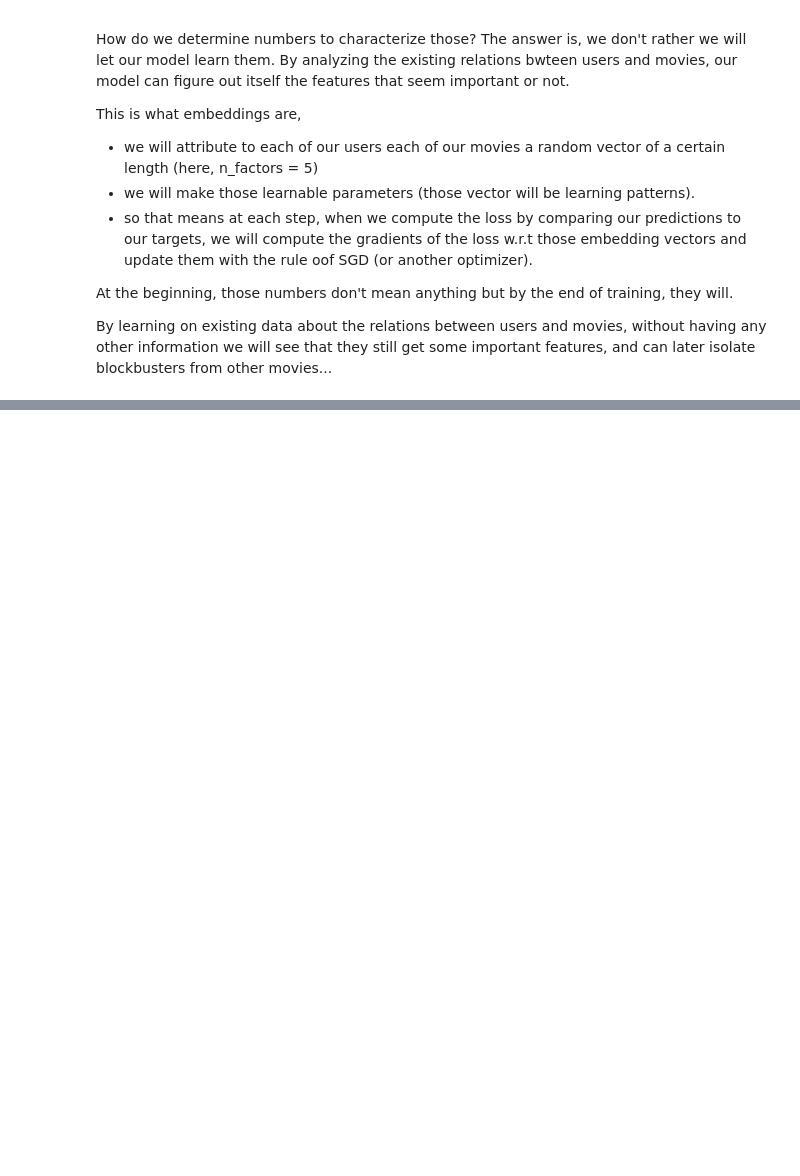
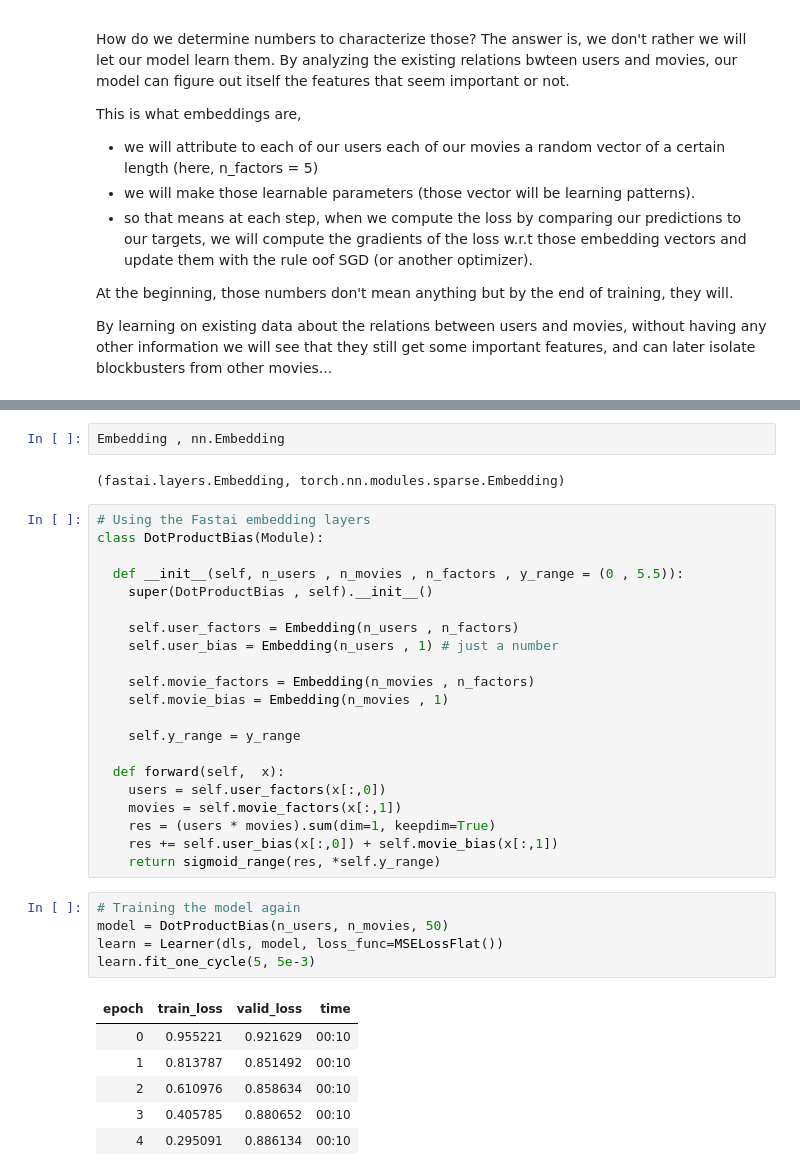
Before and after one commit to ashikshafi08/Learning-Fastai, a Jupyter notebook: Chapters Notebooks/Collaborative_Filtering.ipynb, the cells around one changed output, grey strips where cells are left out. Drawn from its saved outputs; the diff is of its cells as text; blank space fills up the shorter version.

```diff
--- a/Chapters Notebooks/Collaborative_Filtering.ipynb
+++ b/Chapters Notebooks/Collaborative_Filtering.ipynb
@@ -255,0 +326,37 @@ By learning on existing data about the relations between users and movies, witho
+# %%
+Embedding , nn.Embedding
+# %% [output]
+(fastai.layers.Embedding, torch.nn.modules.sparse.Embedding)
+# %%
+# Using the Fastai embedding layers
+class DotProductBias(Module):
+
+  def __init__(self, n_users , n_movies , n_factors , y_range = (0 , 5.5)):
+    super(DotProductBias , self).__init__()
+
+    self.user_factors = Embedding(n_users , n_factors)
+    self.user_bias = Embedding(n_users , 1) # just a number
+
+    self.movie_factors = Embedding(n_movies , n_factors)
+    self.movie_bias = Embedding(n_movies , 1)
+
+    self.y_range = y_range
+
+  def forward(self,  x):
+    users = self.user_factors(x[:,0])
+    movies = self.movie_factors(x[:,1])
+    res = (users * movies).sum(dim=1, keepdim=True)
+    res += self.user_bias(x[:,0]) + self.movie_bias(x[:,1])
+    return sigmoid_range(res, *self.y_range)
+# %%
+# Training the model again
+model = DotProductBias(n_users, n_movies, 50)
+learn = Learner(dls, model, loss_func=MSELossFlat())
+learn.fit_one_cycle(5, 5e-3)
+# %% [output]
+| epoch | train_loss | valid_loss | time |
+| 0 | 0.955221 | 0.921629 | 00:10 |
+| 1 | 0.813787 | 0.851492 | 00:10 |
+| 2 | 0.610976 | 0.858634 | 00:10 |
+| 3 | 0.405785 | 0.880652 | 00:10 |
+| 4 | 0.295091 | 0.886134 | 00:10 |
```
Also changed, not shown: parts of 10 cells of this notebook.
